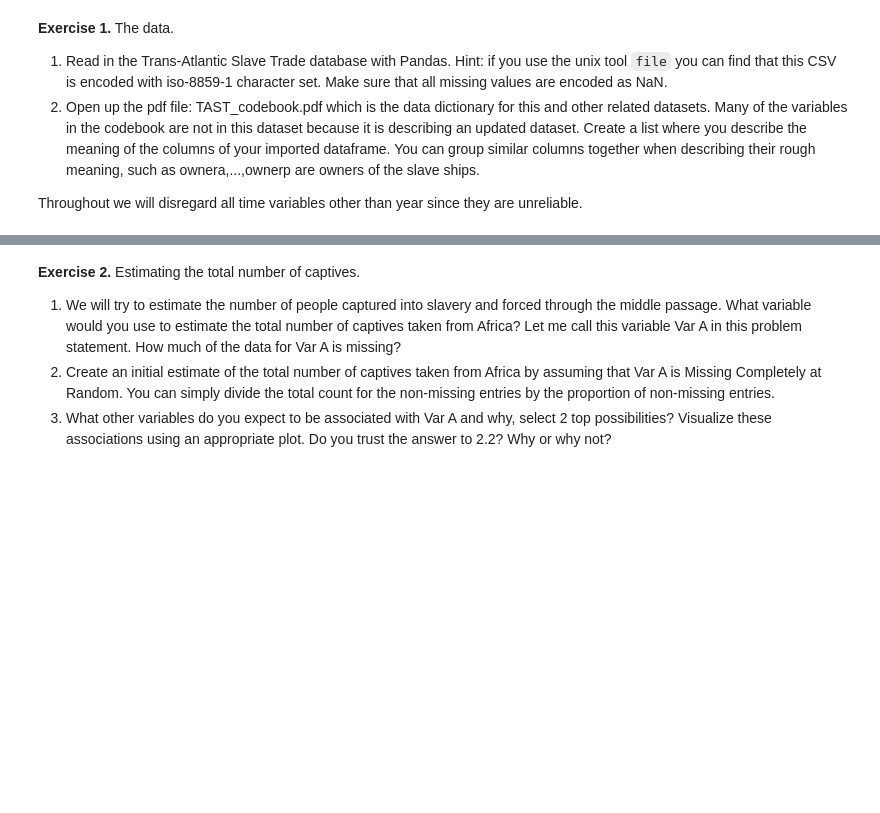
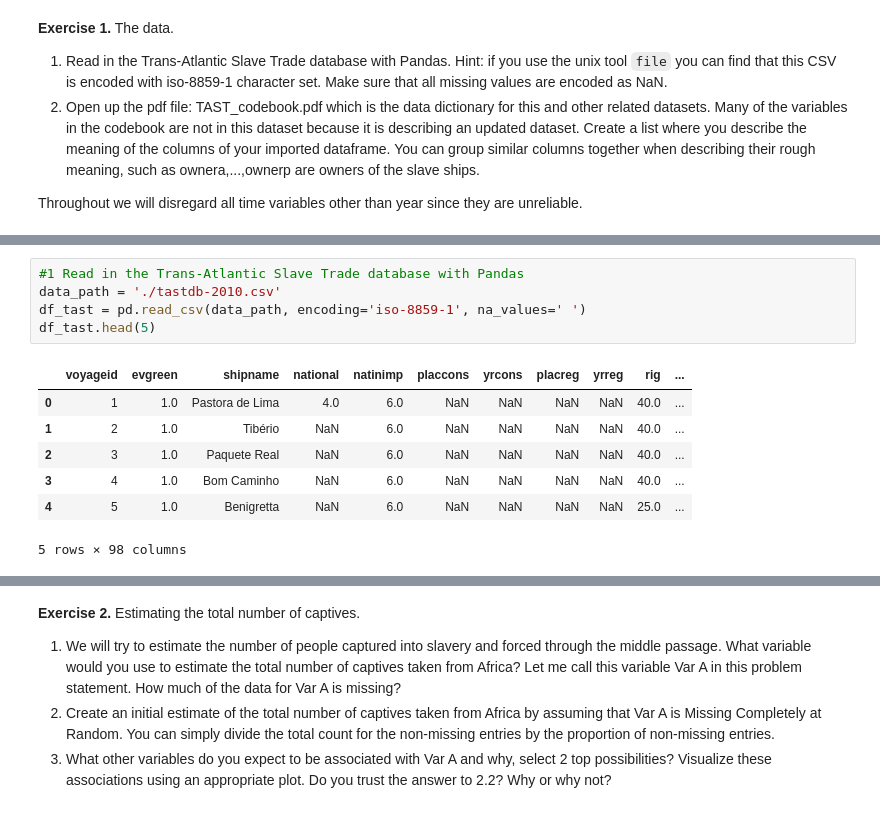
Before and after one commit to Chenghan-Sun/DS-Projects, a Jupyter notebook: 220_midterm/midterm.ipynb, the cells around one changed output, grey strips where cells are left out. Saved outputs shown, nothing was run; the diff lists cells and outputs as text; blank space fills up the shorter version.

```diff
--- a/220_midterm/midterm.ipynb
+++ b/220_midterm/midterm.ipynb
@@ -45,0 +54,13 @@ Throughout we will disregard all time variables other than year since they are u
+# %%
+#1 Read in the Trans-Atlantic Slave Trade database with Pandas
+data_path = './tastdb-2010.csv'
+df_tast = pd.read_csv(data_path, encoding='iso-8859-1', na_values=' ')
+df_tast.head(5)
+# %% [output]
+|  | voyageid | evgreen | shipname | national | natinimp | placcons | yrcons | placreg | yrreg | rig | ... |
+| 0 | 1 | 1.0 | Pastora de Lima | 4.0 | 6.0 | NaN | NaN | NaN | NaN | 40.0 | ... |
+| 1 | 2 | 1.0 | Tibério | NaN | 6.0 | NaN | NaN | NaN | NaN | 40.0 | ... |
+| 2 | 3 | 1.0 | Paquete Real | NaN | 6.0 | NaN | NaN | NaN | NaN | 40.0 | ... |
+| 3 | 4 | 1.0 | Bom Caminho | NaN | 6.0 | NaN | NaN | NaN | NaN | 40.0 | ... |
+| 4 | 5 | 1.0 | Benigretta | NaN | 6.0 | NaN | NaN | NaN | NaN | 25.0 | ... |
+5 rows × 98 columns
```
Also changed, not shown: parts of 12 cells of this notebook.
